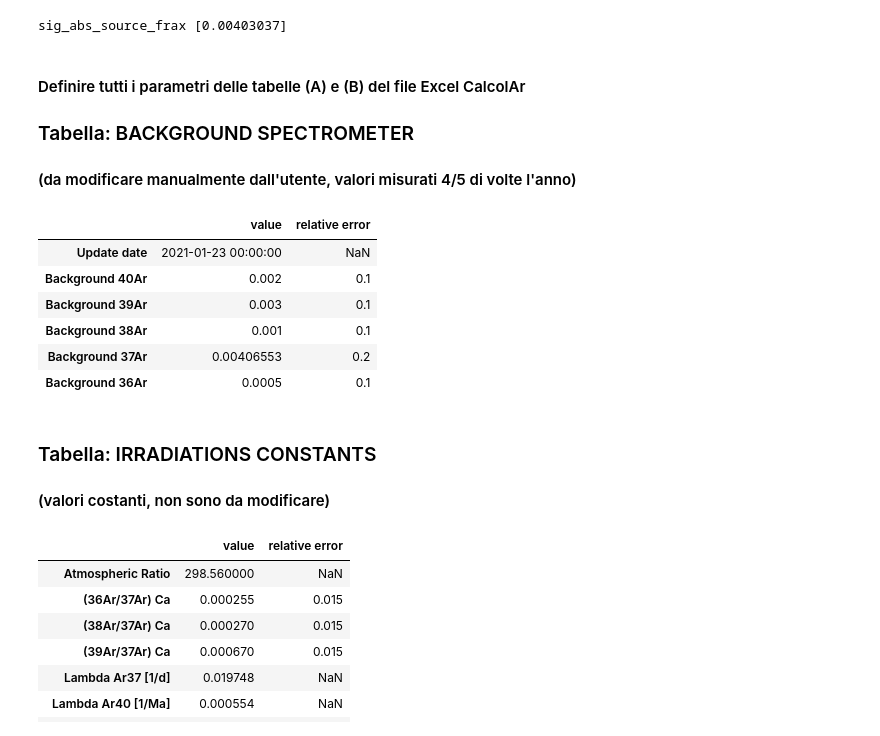
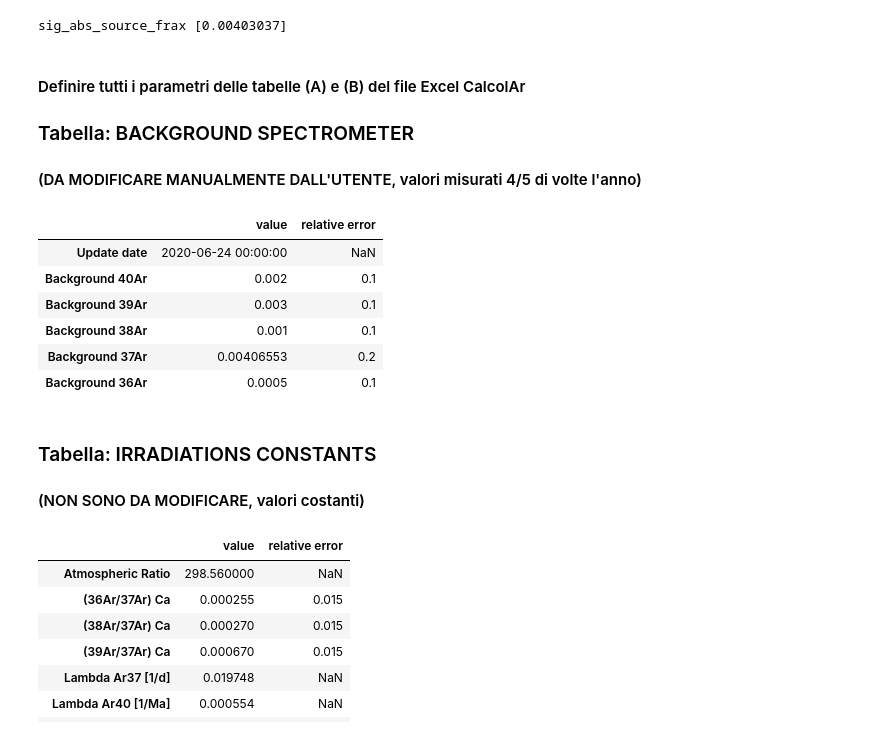
Before and after one commit to gecos-lab/PyCalcolAr, a Jupyter notebook: notebooks/PyCalcolAr_working.ipynb, the cells around one changed output. Saved outputs shown, nothing was run; the diff lists cells and outputs as text; code cells hidden in the pictures.

```diff
--- a/notebooks/PyCalcolAr_working.ipynb
+++ b/notebooks/PyCalcolAr_working.ipynb
@@ -308,24 +310,24 @@ sig_abs_source_frax [0.00403037]
 # %% [markdown]
 #### Definire tutti i parametri delle tabelle (A) e (B) del file Excel CalcolAr
 ### Tabella: BACKGROUND SPECTROMETER
-#### (da modificare manualmente dall'utente, valori misurati 4/5 di volte l'anno)
+#### (DA MODIFICARE MANUALMENTE DALL'UTENTE, valori misurati 4/5 di volte l'anno)
 # %%
-update_data = pd.Timestamp(year=2021, month=1, day=23)
+update_data = pd.Timestamp(year=2020, month=6, day=24)
 
 background_spectrometer_dict = {'Update date': [update_data, np.nan],
                                 'Background 40Ar': [0.0020, 0.1],
                                 'Background 39Ar': [0.0030, 0.1],
                                 'Background 38Ar': [0.0010, 0.1],
                                 'Background 37Ar': [0.0040655291, 0.2],
                                 'Background 36Ar': [0.0005, 0.1]}
 
 background_spectrometer_df = pd.DataFrame.from_dict(background_spectrometer_dict, orient='index')
 background_spectrometer_df.columns = ['value', 'relative error']
 
 display(background_spectrometer_df)
 # %% [output]
 |  | value | relative error |
-| Update date | 2021-01-23 00:00:00 | NaN |
+| Update date | 2020-06-24 00:00:00 | NaN |
 | Background 40Ar | 0.002 | 0.1 |
 | Background 39Ar | 0.003 | 0.1 |
 | Background 38Ar | 0.001 | 0.1 |
@@ -333,6 +335,6 @@ display(background_spectrometer_df)
 | Background 36Ar | 0.0005 | 0.1 |
 # %% [markdown]
 ### Tabella: IRRADIATIONS CONSTANTS
-#### (valori costanti, non sono da modificare)
+#### (NON SONO DA MODIFICARE, valori costanti)
 # %%
 irradiations_constants_dict = {'Atmospheric Ratio': [298.56, np.nan],
```
Also changed, not shown: parts of 60 cells of this notebook.
